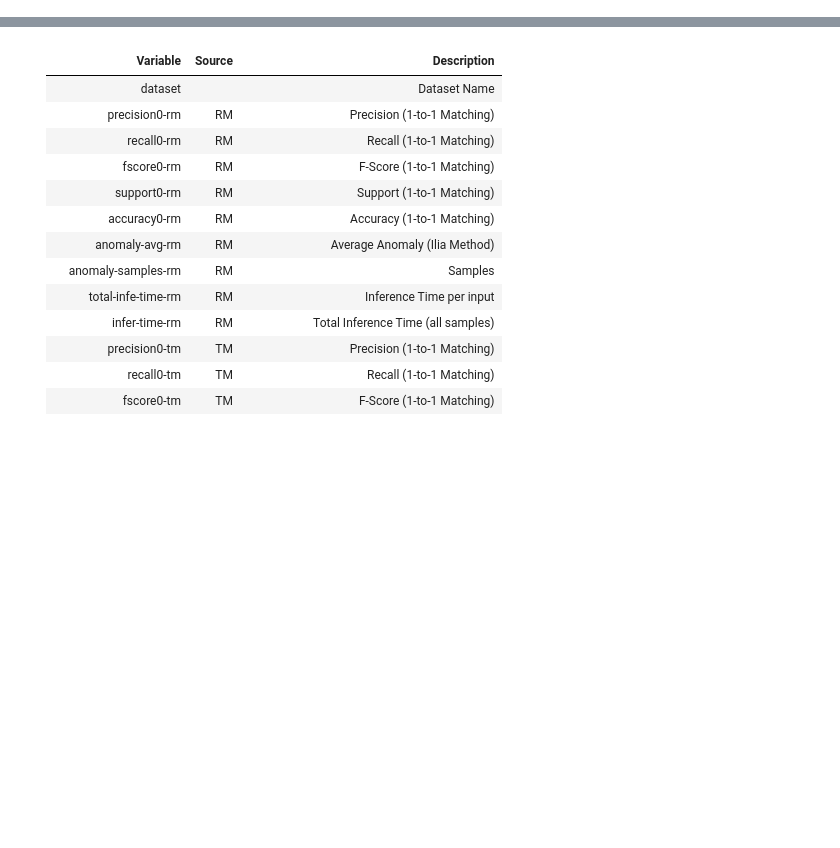
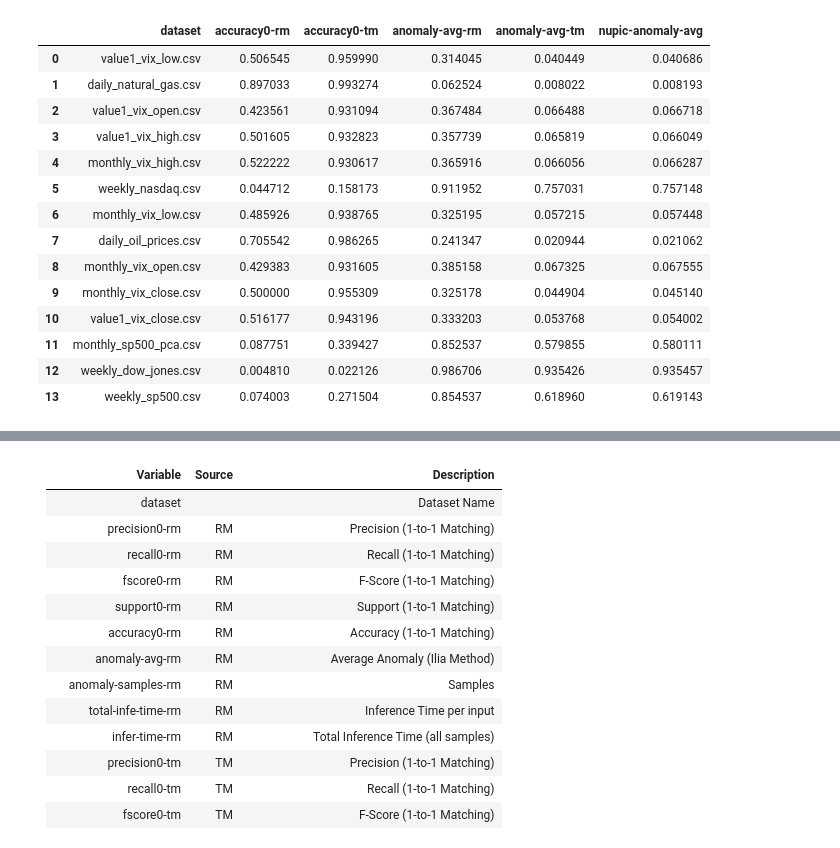
Before and after one commit to paviabera/HTM-ReflexMemory-CAM, a Jupyter notebook: notebooks-v2/250210-eval.ipynb, the cells around one changed output, grey strips where cells are left out. Cells and saved outputs as stored; diff of their text form; code cells hidden in the pictures; blank space fills up the shorter version.

```diff
--- a/notebooks-v2/250210-eval.ipynb
+++ b/notebooks-v2/250210-eval.ipynb
@@ -389,3 +394,21 @@ pbar.close()
 # %%
 df = pd.DataFrame(dataset_metrics)
 df.to_csv('metrics.csv', index=False)
+# %%
+df[['dataset','accuracy0-rm','accuracy0-tm','anomaly-avg-rm','anomaly-avg-tm','nupic-anomaly-avg']]
+# %% [output]
+|  | dataset | accuracy0-rm | accuracy0-tm | anomaly-avg-rm | anomaly-avg-tm | nupic-anomaly-avg |
+| 0 | value1_vix_low.csv | 0.506545 | 0.959990 | 0.314045 | 0.040449 | 0.040686 |
+| 1 | daily_natural_gas.csv | 0.897033 | 0.993274 | 0.062524 | 0.008022 | 0.008193 |
+| 2 | value1_vix_open.csv | 0.423561 | 0.931094 | 0.367484 | 0.066488 | 0.066718 |
+| 3 | value1_vix_high.csv | 0.501605 | 0.932823 | 0.357739 | 0.065819 | 0.066049 |
+| 4 | monthly_vix_high.csv | 0.522222 | 0.930617 | 0.365916 | 0.066056 | 0.066287 |
+| 5 | weekly_nasdaq.csv | 0.044712 | 0.158173 | 0.911952 | 0.757031 | 0.757148 |
+| 6 | monthly_vix_low.csv | 0.485926 | 0.938765 | 0.325195 | 0.057215 | 0.057448 |
+| 7 | daily_oil_prices.csv | 0.705542 | 0.986265 | 0.241347 | 0.020944 | 0.021062 |
+| 8 | monthly_vix_open.csv | 0.429383 | 0.931605 | 0.385158 | 0.067325 | 0.067555 |
+| 9 | monthly_vix_close.csv | 0.500000 | 0.955309 | 0.325178 | 0.044904 | 0.045140 |
+| 10 | value1_vix_close.csv | 0.516177 | 0.943196 | 0.333203 | 0.053768 | 0.054002 |
+| 11 | monthly_sp500_pca.csv | 0.087751 | 0.339427 | 0.852537 | 0.579855 | 0.580111 |
+| 12 | weekly_dow_jones.csv | 0.004810 | 0.022126 | 0.986706 | 0.935426 | 0.935457 |
+| 13 | weekly_sp500.csv | 0.074003 | 0.271504 | 0.854537 | 0.618960 | 0.619143 |
```
Also changed, not shown: parts of 7 cells of this notebook.
